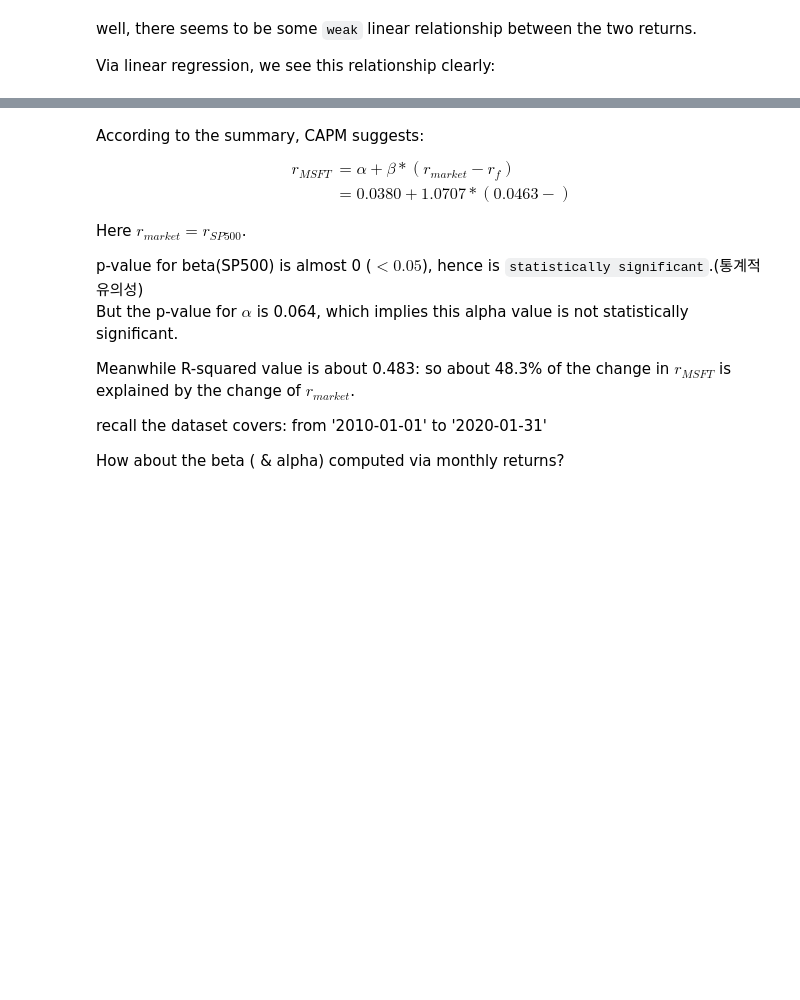
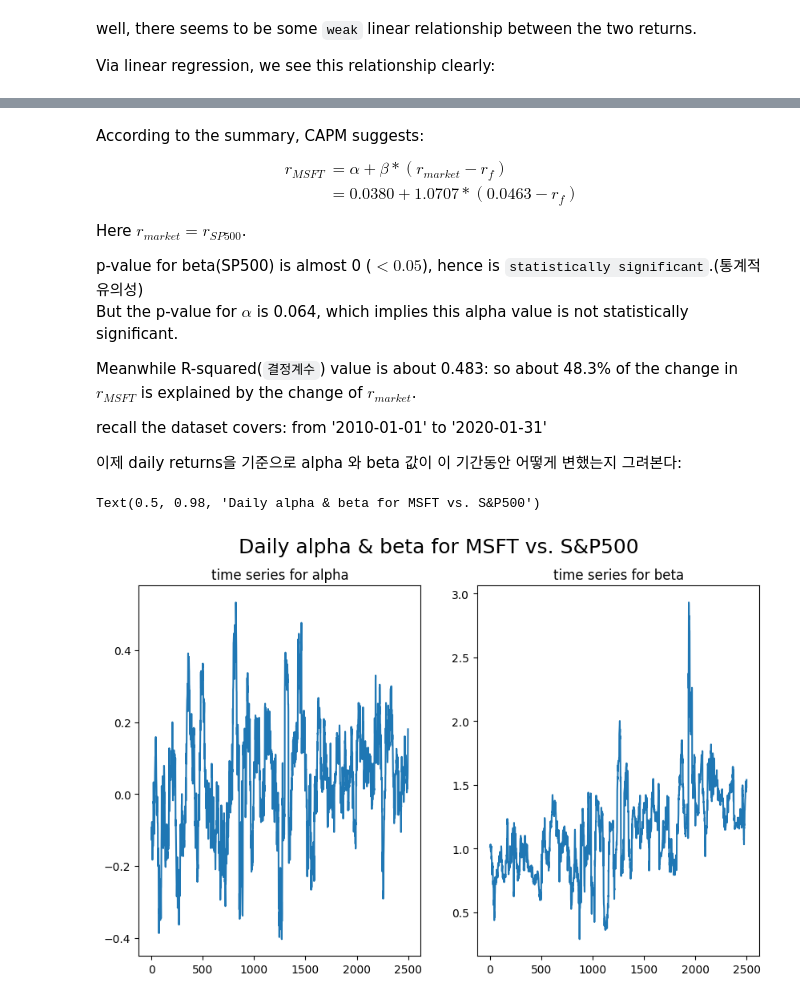
Before and after one commit to wolfinwallst/Financial_Engineering_and_Risk_Management, a Jupyter notebook: Toy Projects/#7 beta_regression analysis.ipynb, the cells around one changed output, grey strips where cells are left out. Cells and saved outputs as stored; diff of their text form; code cells hidden in the pictures; blank space fills up the shorter version.

```diff
--- a/Toy Projects/#7 beta_regression analysis.ipynb
+++ b/Toy Projects/#7 beta_regression analysis.ipynb
@@ -161,7 +161,7 @@ Notes:
 According to the summary, CAPM suggests:
 \begin{align*}
     r_{MSFT} &= \alpha + \beta * (r_{market} - r_f) \\
-             &= 0.0380 + 1.0707 * (0.0463 - )
+             &= 0.0380 + 1.0707 * (0.0463 - r_f)
 \end{align*}
 
 Here $r_{market} = r_{SP500}$.
@@ -169,8 +169,27 @@ Here $r_{market} = r_{SP500}$.
 p-value for beta(SP500) is almost 0 ($< 0.05$), hence is `statistically significant`.(통계적 유의성)<br>
 But the p-value for $\alpha$ is 0.064, which implies this alpha value is not statistically significant.
 
-Meanwhile R-squared value is about 0.483: so about 48.3% of the change in $r_{MSFT}$ is explained by the change of $r_{market}$.
+Meanwhile R-squared(`결정계수`) value is about 0.483: so about 48.3% of the change in $r_{MSFT}$ is explained by the change of $r_{market}$.
 
 recall the dataset covers: from '2010-01-01' to '2020-01-31'
 
-How about the beta ( & alpha) computed via monthly returns?
+이제 daily returns을 기준으로 alpha 와 beta 값이 이 기간동안 어떻게 변했는지 그려본다:
+# %%
+coef_a, coef_b = [], []
+j = 36
+while j <= len(ret):
+    data_36 = ret.iloc[j-36:j, :]
+    coefs = ols('MSFT ~ SP500', data=data_36).fit().params
+    coef_a.append(coefs[0])
+    coef_b.append(coefs[1])
+    j += 1
+
+fix, ax = plt.subplots(1, 2, figsize=(10, 6))
+ax[0].plot(coef_a)
+ax[0].set_title('time series for alpha')
+ax[1].plot(coef_b)
+ax[1].set_title('time series for beta')
+plt.suptitle("Daily alpha & beta for MSFT vs. S&P500", fontsize=18)
+# %% [output]
+Text(0.5, 0.98, 'Daily alpha & beta for MSFT vs. S&P500')
+[figure, added]
```
Also changed, not shown: parts of 22 cells of this notebook.
